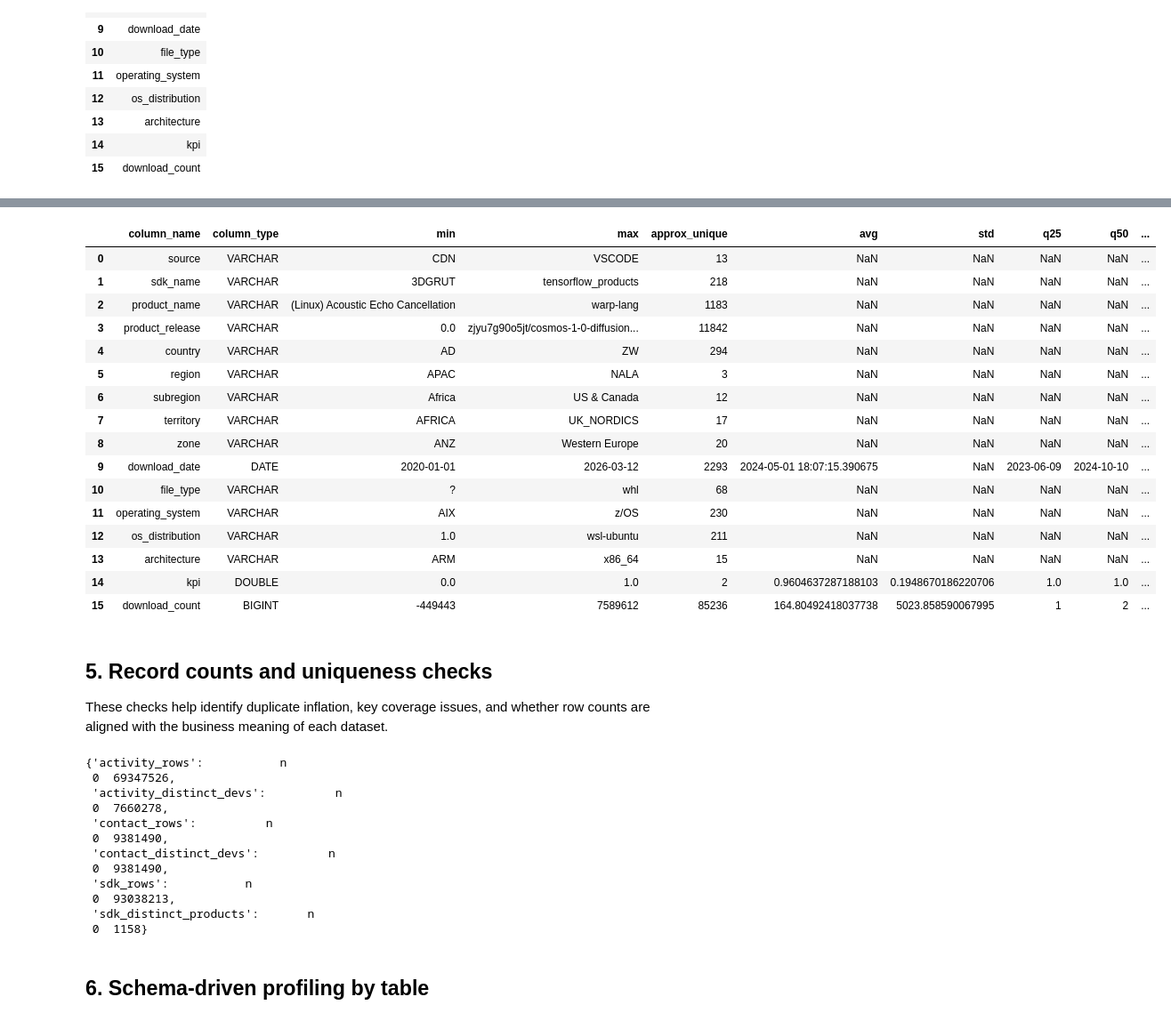
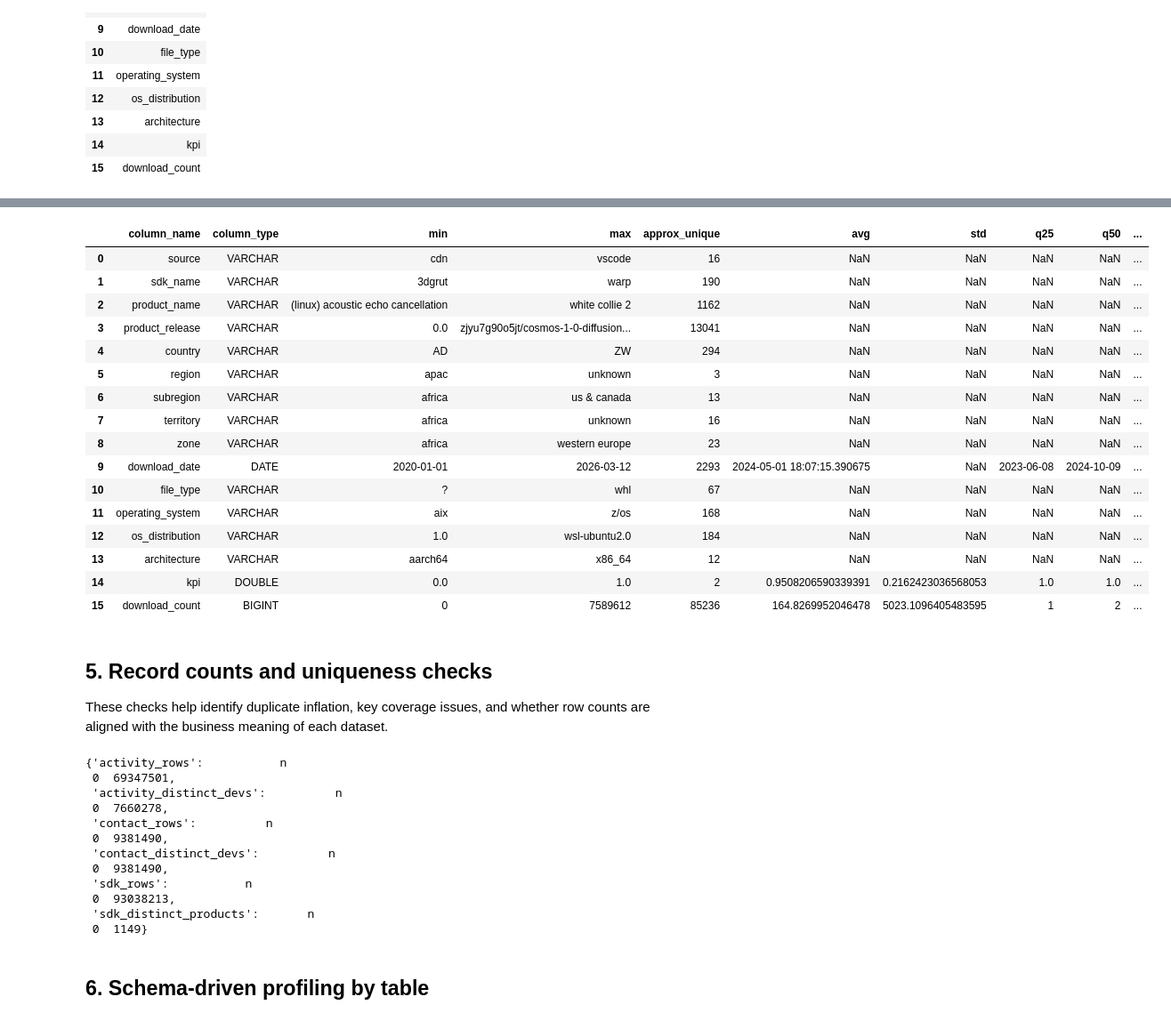
Before and after one commit to WBDoran/Spring2026_IndustryProject, a Jupyter notebook: EDA_DuckDB.ipynb, the cells around one changed output, grey strips where cells are left out. Shown at 89% size. Saved outputs shown, nothing was run; the diff lists cells and outputs as text; code cells hidden in the pictures.

```diff
--- a/EDA_DuckDB.ipynb
+++ b/EDA_DuckDB.ipynb
@@ -269,5 +269,5 @@ ORDER BY ordinal_position
 | 15 | download_count |
 # %%
 
-con.execute("SUMMARIZE sdk_download_clean").fetchdf()
+con.execute("SUMMARIZE sdk_download_final").fetchdf()
 # %% [output]
@@ -275,20 +275,20 @@ con.execute("SUMMARIZE sdk_download_clean").fetchdf()
 |  | column_name | column_type | min | max | approx_unique | avg | std | q25 | q50 | ... |
-| 0 | source | VARCHAR | CDN | VSCODE | 13 | NaN | NaN | NaN | NaN | ... |
-| 1 | sdk_name | VARCHAR | 3DGRUT | tensorflow_products | 218 | NaN | NaN | NaN | NaN | ... |
-| 2 | product_name | VARCHAR | (Linux) Acoustic Echo Cancellation | warp-lang | 1183 | NaN | NaN | NaN | NaN | ... |
-| 3 | product_release | VARCHAR | 0.0 | zjyu7g90o5jt/cosmos-1-0-diffusion... | 11842 | NaN | NaN | NaN | NaN | ... |
+| 0 | source | VARCHAR | cdn | vscode | 16 | NaN | NaN | NaN | NaN | ... |
+| 1 | sdk_name | VARCHAR | 3dgrut | warp | 190 | NaN | NaN | NaN | NaN | ... |
+| 2 | product_name | VARCHAR | (linux) acoustic echo cancellation | white collie 2 | 1162 | NaN | NaN | NaN | NaN | ... |
+| 3 | product_release | VARCHAR | 0.0 | zjyu7g90o5jt/cosmos-1-0-diffusion... | 13041 | NaN | NaN | NaN | NaN | ... |
 | 4 | country | VARCHAR | AD | ZW | 294 | NaN | NaN | NaN | NaN | ... |
-| 5 | region | VARCHAR | APAC | NALA | 3 | NaN | NaN | NaN | NaN | ... |
-| 6 | subregion | VARCHAR | Africa | US & Canada | 12 | NaN | NaN | NaN | NaN | ... |
-| 7 | territory | VARCHAR | AFRICA | UK_NORDICS | 17 | NaN | NaN | NaN | NaN | ... |
-| 8 | zone | VARCHAR | ANZ | Western Europe | 20 | NaN | NaN | NaN | NaN | ... |
-| 9 | download_date | DATE | 2020-01-01 | 2026-03-12 | 2293 | 2024-05-01 18:07:15.390675 | NaN | 2023-06-09 | 2024-10-10 | ... |
-| 10 | file_type | VARCHAR | ? | whl | 68 | NaN | NaN | NaN | NaN | ... |
-| 11 | operating_system | VARCHAR | AIX | z/OS | 230 | NaN | NaN | NaN | NaN | ... |
-| 12 | os_distribution | VARCHAR | 1.0 | wsl-ubuntu | 211 | NaN | NaN | NaN | NaN | ... |
-| 13 | architecture | VARCHAR | ARM | x86_64 | 15 | NaN | NaN | NaN | NaN | ... |
-| 14 | kpi | DOUBLE | 0.0 | 1.0 | 2 | 0.9604637287188103 | 0.1948670186220706 | 1.0 | 1.0 | ... |
-| 15 | download_count | BIGINT | -449443 | 7589612 | 85236 | 164.80492418037738 | 5023.858590067995 | 1 | 2 | ... |
+| 5 | region | VARCHAR | apac | unknown | 3 | NaN | NaN | NaN | NaN | ... |
+| 6 | subregion | VARCHAR | africa | us & canada | 13 | NaN | NaN | NaN | NaN | ... |
+| 7 | territory | VARCHAR | africa | unknown | 16 | NaN | NaN | NaN | NaN | ... |
+| 8 | zone | VARCHAR | africa | western europe | 23 | NaN | NaN | NaN | NaN | ... |
+| 9 | download_date | DATE | 2020-01-01 | 2026-03-12 | 2293 | 2024-05-01 18:07:15.390675 | NaN | 2023-06-08 | 2024-10-09 | ... |
+| 10 | file_type | VARCHAR | ? | whl | 67 | NaN | NaN | NaN | NaN | ... |
+| 11 | operating_system | VARCHAR | aix | z/os | 168 | NaN | NaN | NaN | NaN | ... |
+| 12 | os_distribution | VARCHAR | 1.0 | wsl-ubuntu2.0 | 184 | NaN | NaN | NaN | NaN | ... |
+| 13 | architecture | VARCHAR | aarch64 | x86_64 | 12 | NaN | NaN | NaN | NaN | ... |
+| 14 | kpi | DOUBLE | 0.0 | 1.0 | 2 | 0.9508206590339391 | 0.2162423036568053 | 1.0 | 1.0 | ... |
+| 15 | download_count | BIGINT | 0 | 7589612 | 85236 | 164.8269952046478 | 5023.1096405483595 | 1 | 2 | ... |
 # %% [markdown]
 
 ## 5. Record counts and uniqueness checks
@@ -296,18 +296,18 @@ These checks help identify duplicate inflation, key coverage issues, and whether
 # %%
 
 queries = {
-    "activity_rows": "SELECT COUNT(*) AS n FROM activity_clean",
-    "activity_distinct_devs": "SELECT COUNT(DISTINCT dev_contact) AS n FROM activity_clean",
-    "contact_rows": "SELECT COUNT(*) AS n FROM contact_clean",
-    "contact_distinct_devs": "SELECT COUNT(DISTINCT developer_id) AS n FROM contact_clean",
-    "sdk_rows": "SELECT COUNT(*) AS n FROM sdk_download_clean",
-    "sdk_distinct_products": "SELECT COUNT(DISTINCT product_name) AS n FROM sdk_download_clean",
+    "activity_rows": "SELECT COUNT(*) AS n FROM activity_final",
+    "activity_distinct_devs": "SELECT COUNT(DISTINCT dev_contact) AS n FROM activity_final",
+    "contact_rows": "SELECT COUNT(*) AS n FROM contact_final",
+    "contact_distinct_devs": "SELECT COUNT(DISTINCT developer_id) AS n FROM contact_final",
+    "sdk_rows": "SELECT COUNT(*) AS n FROM sdk_download_final",
+    "sdk_distinct_products": "SELECT COUNT(DISTINCT product_name) AS n FROM sdk_download_final",
 }
 
 {key: con.execute(sql).fetchdf() for key, sql in queries.items()}
 # %% [output]
 {'activity_rows':           n
- 0  69347526,
+ 0  69347501,
  'activity_distinct_devs':          n
  0  7660278,
  'contact_rows':          n
@@ -317,7 +317,7 @@ queries = {
  'sdk_rows':           n
  0  93038213,
  'sdk_distinct_products':       n
- 0  1158}
+ 0  1149}
 # %% [markdown]
 ## 6. Schema-driven profiling by table
 # %% [markdown]
```
Also changed, not shown: parts of 49 cells of this notebook, 14 other files.
